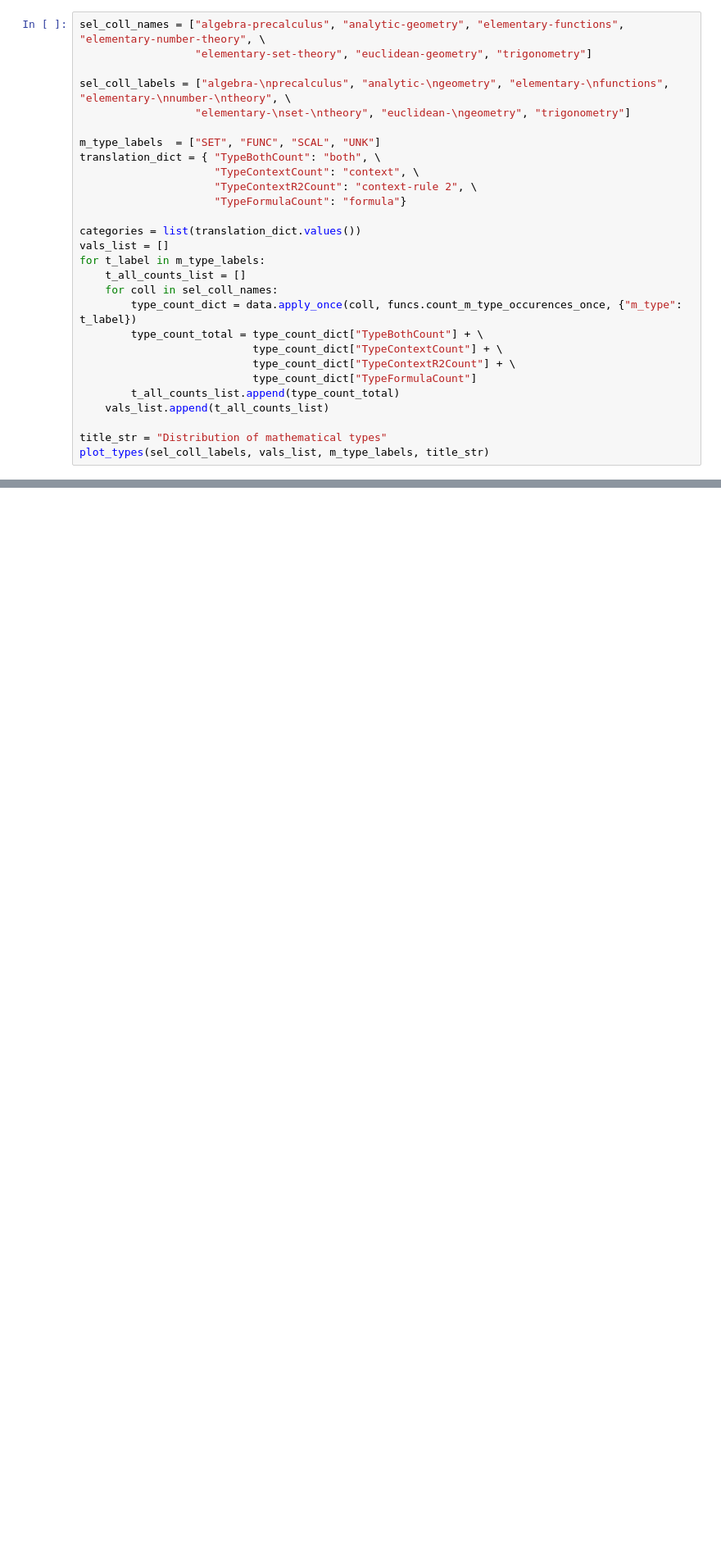
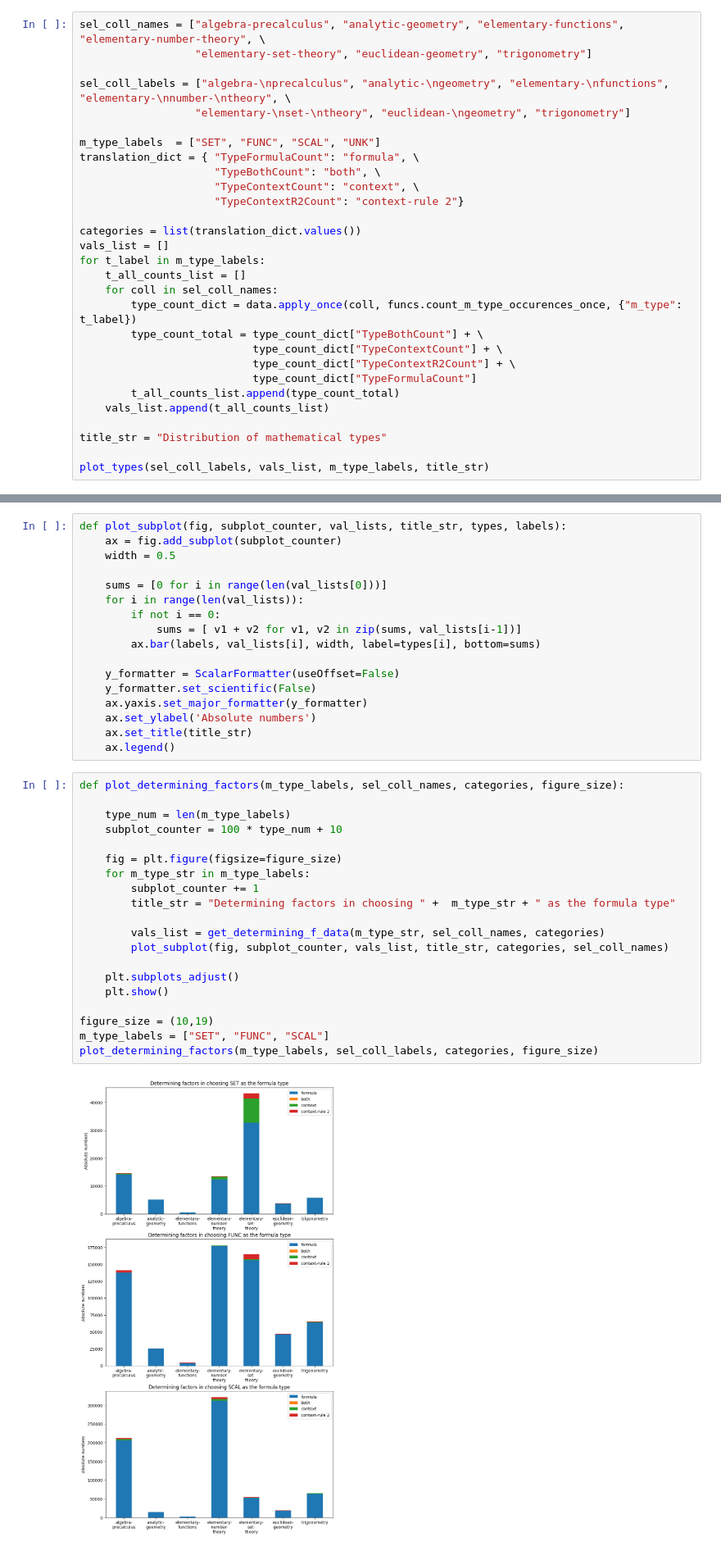
Before and after one commit to padieul/sem_math_repo, a Jupyter notebook: overview.ipynb, the cells around one changed output, grey strips where cells are left out. Shown: that part at 82% size. Cells and saved outputs as stored; diff of their text form; blank space fills up the shorter version.

Commit message:
determining factors analysis added

```diff
--- a/overview.ipynb
+++ b/overview.ipynb
@@ -123,10 +123,10 @@ sel_coll_labels = ["algebra-\nprecalculus", "analytic-\ngeometry", "elementary-\
                   "elementary-\nset-\ntheory", "euclidean-\ngeometry", "trigonometry"]
 
 m_type_labels  = ["SET", "FUNC", "SCAL", "UNK"]
-translation_dict = { "TypeBothCount": "both", \
+translation_dict = { "TypeFormulaCount": "formula", \
+                     "TypeBothCount": "both", \
                      "TypeContextCount": "context", \
-                     "TypeContextR2Count": "context-rule 2", \
-                     "TypeFormulaCount": "formula"}
+                     "TypeContextR2Count": "context-rule 2"}
 
 categories = list(translation_dict.values())
 vals_list = []
@@ -142,6 +142,7 @@ for t_label in m_type_labels:
     vals_list.append(t_all_counts_list)
 
 title_str = "Distribution of mathematical types"
+
 plot_types(sel_coll_labels, vals_list, m_type_labels, title_str)
 # %% [output]
 [figure]
@@ -198,0 +178,39 @@ plot_types(sel_coll_labels, vals_list, categories, title_str)
+# %%
+def plot_subplot(fig, subplot_counter, val_lists, title_str, types, labels):
+    ax = fig.add_subplot(subplot_counter)
+    width = 0.5
+
+    sums = [0 for i in range(len(val_lists[0]))]
+    for i in range(len(val_lists)):
+        if not i == 0:
+            sums = [ v1 + v2 for v1, v2 in zip(sums, val_lists[i-1])]
+        ax.bar(labels, val_lists[i], width, label=types[i], bottom=sums)
+
+    y_formatter = ScalarFormatter(useOffset=False)
+    y_formatter.set_scientific(False)
+    ax.yaxis.set_major_formatter(y_formatter)
+    ax.set_ylabel('Absolute numbers')
+    ax.set_title(title_str)
+    ax.legend()
+# %%
+def plot_determining_factors(m_type_labels, sel_coll_names, categories, figure_size):
+
+    type_num = len(m_type_labels)
+    subplot_counter = 100 * type_num + 10
+
+    fig = plt.figure(figsize=figure_size)
+    for m_type_str in m_type_labels:
+        subplot_counter += 1
+        title_str = "Determining factors in choosing " +  m_type_str + " as the formula type"
+
+        vals_list = get_determining_f_data(m_type_str, sel_coll_names, categories)
+        plot_subplot(fig, subplot_counter, vals_list, title_str, categories, sel_coll_names)
+
+    plt.subplots_adjust()
+    plt.show()
+
+figure_size = (10,19)
+m_type_labels = ["SET", "FUNC", "SCAL"]
+plot_determining_factors(m_type_labels, sel_coll_labels, categories, figure_size)
+# %% [output]
+[figure, added]
```
Also changed, not shown: parts of 7 cells of this notebook.
